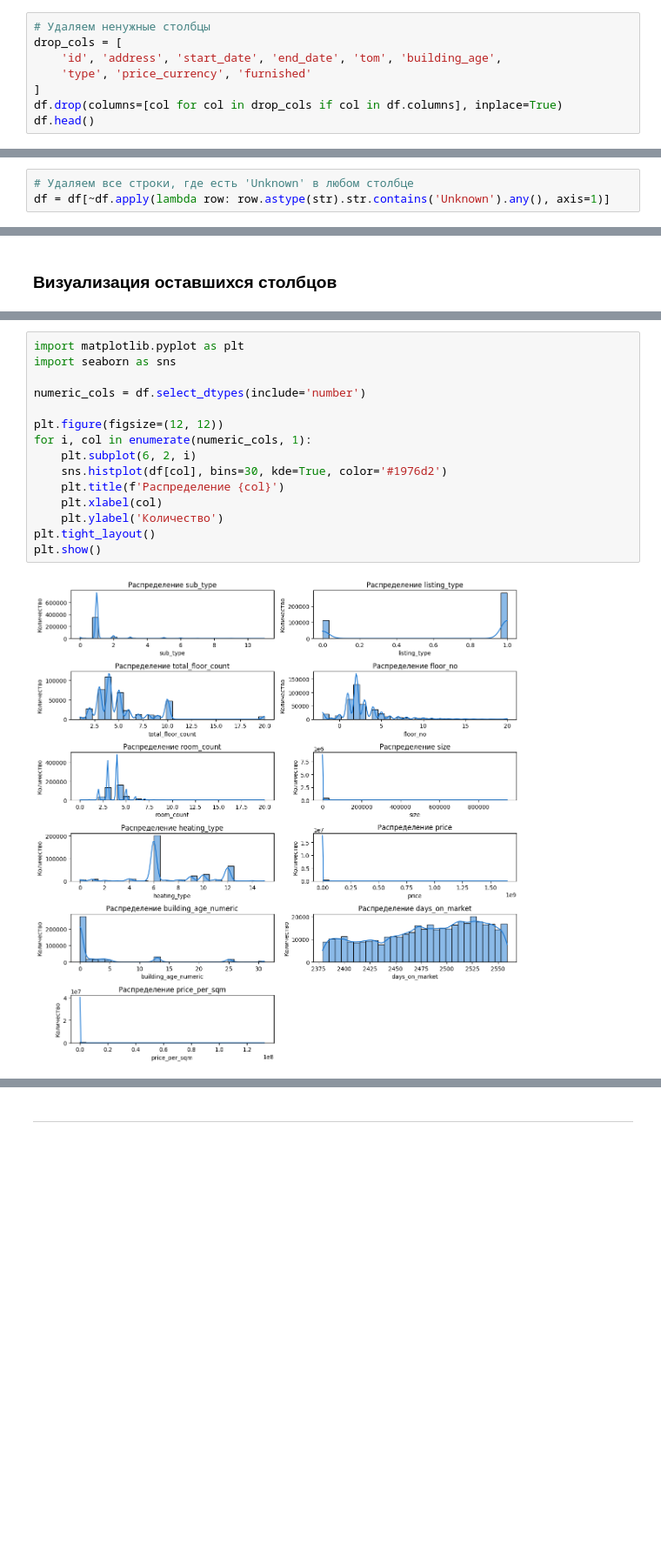
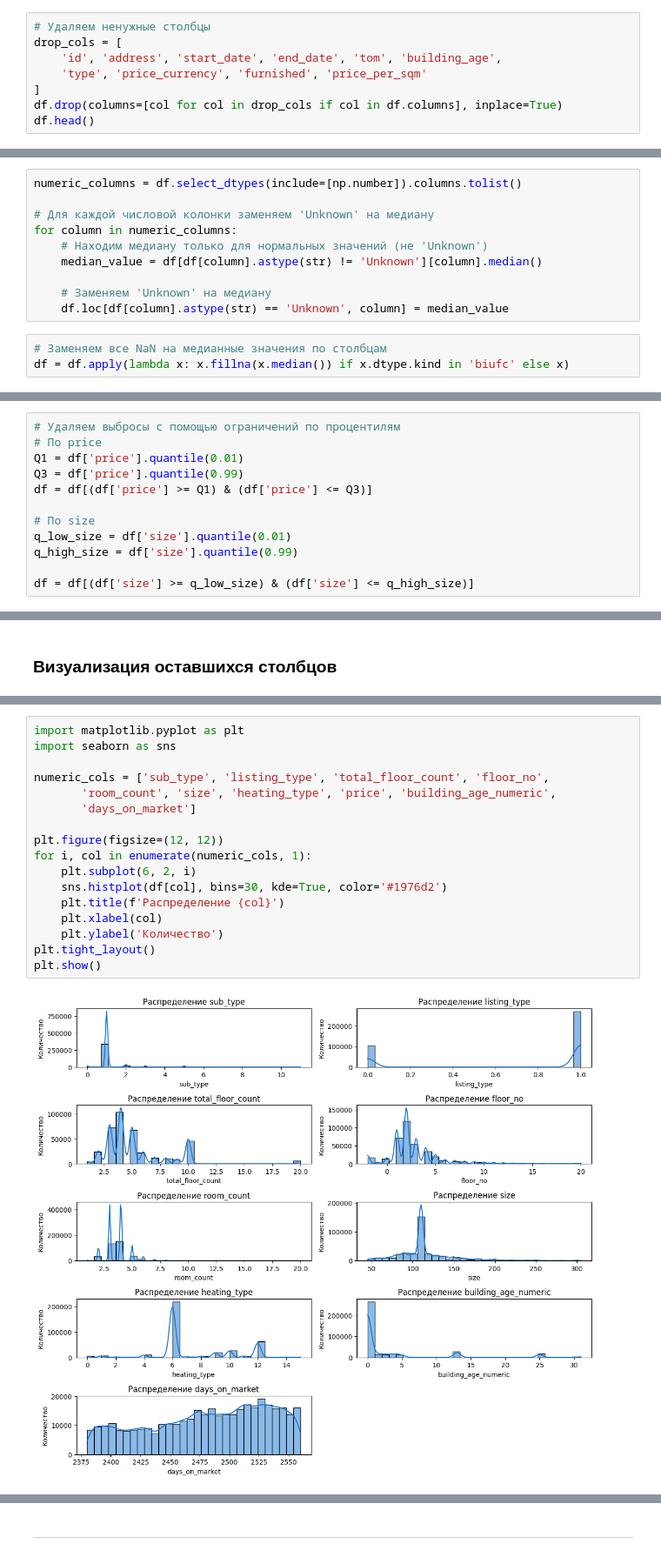
Before and after one commit to mewkfeli/MachineLearning_TeamWork, a Jupyter notebook: Командный.ipynb, the cells around one changed output, grey strips where cells are left out. Shown at 87% size. Cells and saved outputs as stored; diff of their text form; blank space fills up the shorter version.

```diff
--- a/Командный.ipynb
+++ b/Командный.ipynb
@@ -477,7 +471,7 @@ plt.show()
 # Удаляем ненужные столбцы
 drop_cols = [
     'id', 'address', 'start_date', 'end_date', 'tom', 'building_age',
-    'type', 'price_currency', 'furnished'
+    'type', 'price_currency', 'furnished', 'price_per_sqm'
 ]
 df.drop(columns=[col for col in drop_cols if col in df.columns], inplace=True)
 df.head()
@@ -491,5 +485,15 @@ df.head()
 # %% [markdown]
 ###### Удаляем именно эти столбцы, потому что они не несут полезной информации для дальнейшего анализа.
 # %%
-# Удаляем все строки, где есть 'Unknown' в любом столбце
-df = df[~df.apply(lambda row: row.astype(str).str.contains('Unknown').any(), axis=1)]
+numeric_columns = df.select_dtypes(include=[np.number]).columns.tolist()
+
+# Для каждой числовой колонки заменяем 'Unknown' на медиану
+for column in numeric_columns:
+    # Находим медиану только для нормальных значений (не 'Unknown')
+    median_value = df[df[column].astype(str) != 'Unknown'][column].median()
+
+    # Заменяем 'Unknown' на медиану
+    df.loc[df[column].astype(str) == 'Unknown', column] = median_value
+# %%
+# Заменяем все NaN на медианные значения по столбцам
+df = df.apply(lambda x: x.fillna(x.median()) if x.dtype.kind in 'biufc' else x)
@@ -495,0 +514,12 @@ df = df[~df.apply(lambda row: row.astype(str).str.contains('Unknown').any(), axi
+# %%
+# Удаляем выбросы с помощью ограничений по процентилям
+# По price
+Q1 = df['price'].quantile(0.01)
+Q3 = df['price'].quantile(0.99)
+df = df[(df['price'] >= Q1) & (df['price'] <= Q3)]
+
+# По size
+q_low_size = df['size'].quantile(0.01)
+q_high_size = df['size'].quantile(0.99)
+
+df = df[(df['size'] >= q_low_size) & (df['size'] <= q_high_size)]
@@ -507,20 +551,22 @@ Index(['sub_type', 'listing_type', 'total_floor_count', 'floor_no',
 # %%
 import matplotlib.pyplot as plt
 import seaborn as sns
 
-numeric_cols = df.select_dtypes(include='number')
+numeric_cols = ['sub_type', 'listing_type', 'total_floor_count', 'floor_no',
+       'room_count', 'size', 'heating_type', 'price', 'building_age_numeric',
+       'days_on_market']
 
 plt.figure(figsize=(12, 12))
 for i, col in enumerate(numeric_cols, 1):
     plt.subplot(6, 2, i)
     sns.histplot(df[col], bins=30, kde=True, color='#1976d2')
     plt.title(f'Распределение {col}')
     plt.xlabel(col)
     plt.ylabel('Количество')
 plt.tight_layout()
 plt.show()
 # %% [output]
-[figure, old version]
+[figure, new version]
 # %%
 numeric_cols = df.select_dtypes(include='number')
 
```
Also changed, not shown: parts of 18 cells of this notebook, 3 other files.
